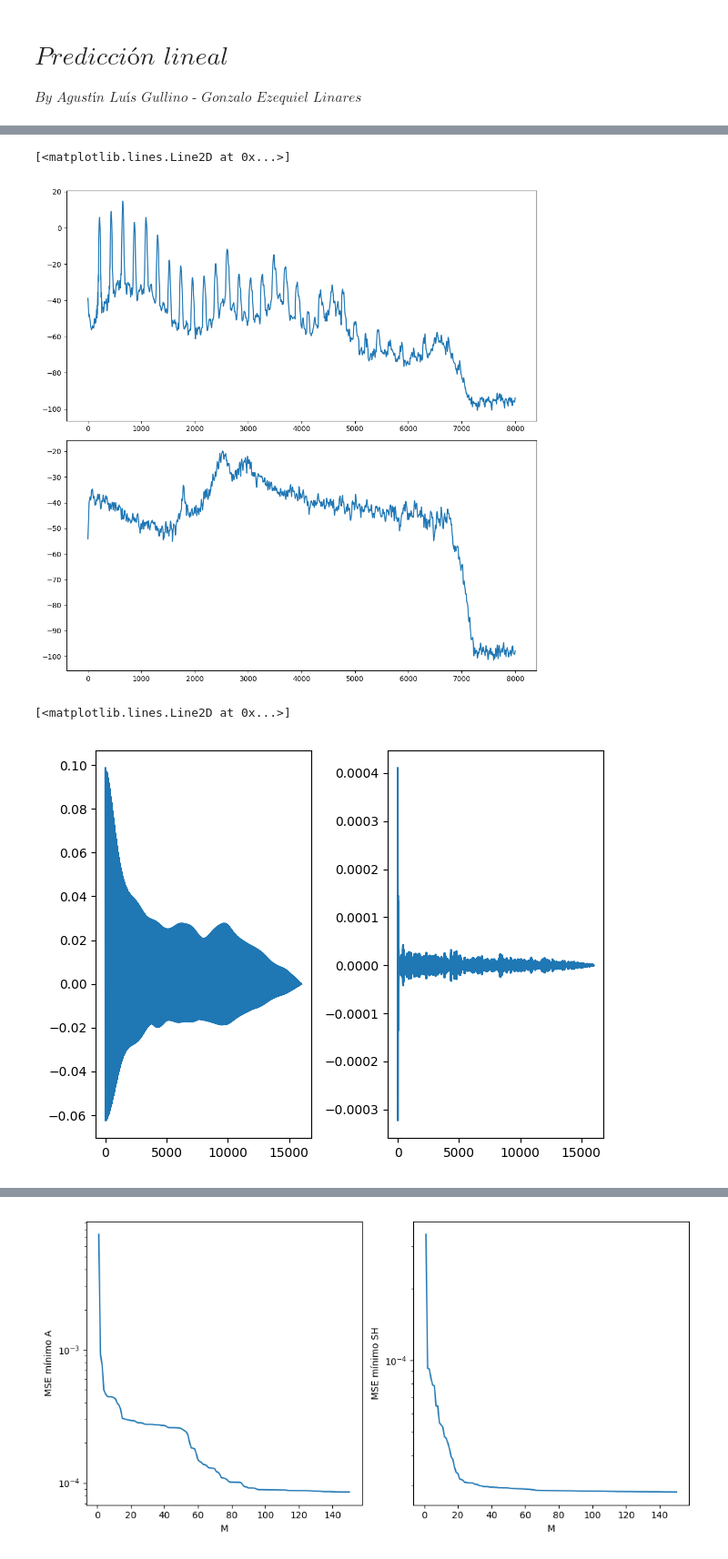
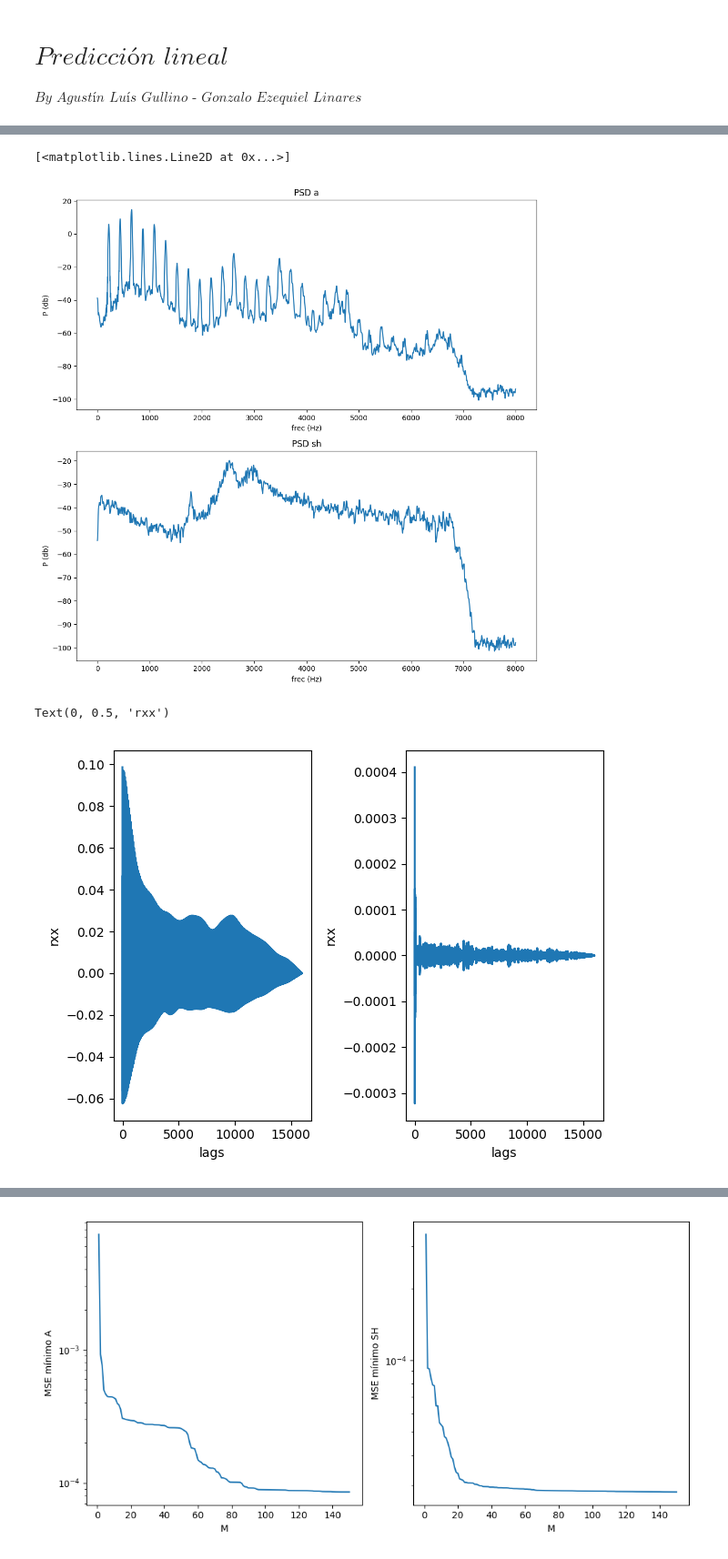
Before and after one commit to GonzaLinares/PASA_TP3, a Jupyter notebook: main.ipynb, the cells around one changed output, grey strips where cells are left out. Shown at 91% size. Saved outputs shown, nothing was run; the diff lists cells and outputs as text; code cells hidden in the pictures.

Commit message:
added more text

```diff
--- a/main.ipynb
+++ b/main.ipynb
@@ -101,29 +92,39 @@ plt.figure(tight_layout=True, figsize=(10, 10))
 plt.subplot(211)
 freq, psd, L = hp.periodogram_averaging(signal["a"], fss['a'], len(signal["a"])//10, 8, lambda N: sp.get_window('hann', N))
 A = 10*np.log10(psd+1e-18)
+plt.title("PSD a")
+plt.xlabel("frec (Hz)")
+plt.ylabel("P (db)")
 plt.plot(freq, A)
 
 plt.subplot(212)
 freq, psd, L = hp.periodogram_averaging(signal["sh"], fss['sh'], len(signal["sh"])//10, 8, lambda N: sp.get_window('hann', N))
 A = 10*np.log10(psd+1e-18)
+plt.title("PSD sh")
+plt.xlabel("frec (Hz)")
+plt.ylabel("P (db)")
 plt.plot(freq, A)
 # %% [output]
 [<matplotlib.lines.Line2D at 0x...>]
-[figure, old version]
+[figure, new version]
 # %%
 lags = sp.correlation_lags(len(signal["a"]), len(signal["a"]))
 N = len(signal["a"])
 rxa = sp.correlate(signal["a"], signal["a"])/N
 rxsh = sp.correlate(signal["sh"], signal["sh"])/N
 
 plt.figure(tight_layout=True)
 plt.subplot(121)
 plt.plot(lags[lags >= 0], rxa[lags >= 0])
+plt.xlabel("lags")
+plt.ylabel("rxx")
 plt.subplot(122)
 plt.plot(lags[lags >= 0], rxsh[lags >= 0])
+plt.xlabel("lags")
+plt.ylabel("rxx")
 # %% [output]
-[<matplotlib.lines.Line2D at 0x...>]
+Text(0, 0.5, 'rxx')
-[figure, old version]
+[figure, new version]
 # %% [markdown]
 # $\textit{2)}$
 
```
Also changed, not shown: parts of 13 cells of this notebook, 1 other file.
